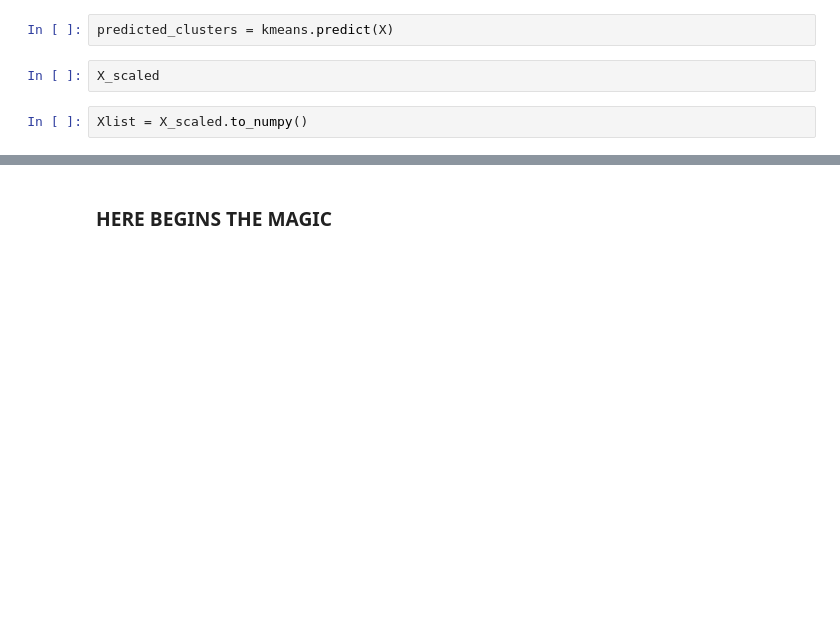
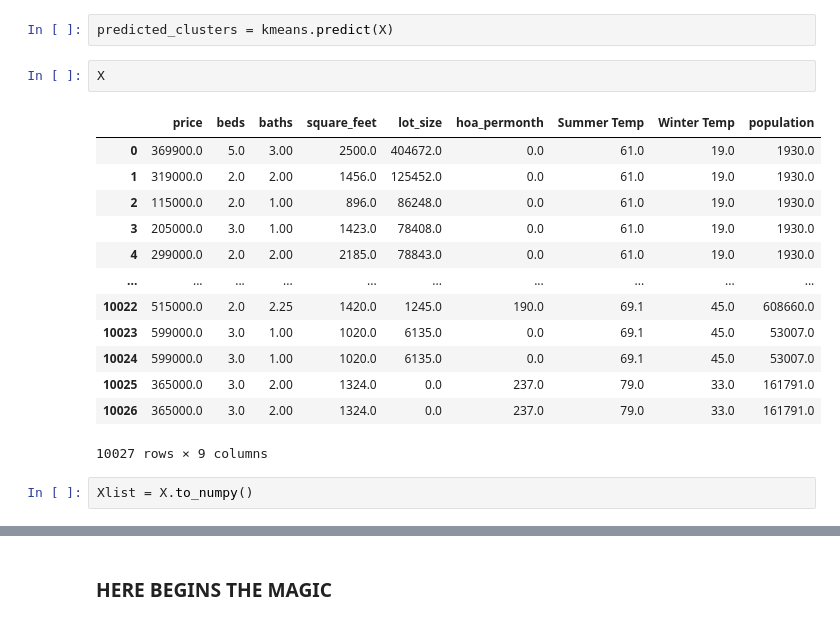
Before and after one commit to aaronrotman/house-finder, a Jupyter notebook: the_magic-cynthias-version-to-avoid-git-hell.ipynb, the cells around one changed output, grey strips where cells are left out. Cells and saved outputs as stored; diff of their text form; blank space fills up the shorter version.

```diff
--- a/the_magic-cynthias-version-to-avoid-git-hell.ipynb
+++ b/the_magic-cynthias-version-to-avoid-git-hell.ipynb
@@ -97,8 +103,22 @@ ValueError: Input contains NaN, infinity or a value too large for dtype('float64
 # %%
 predicted_clusters = kmeans.predict(X)
-# %%
-X_scaled
+# %%
+X
+# %% [output]
+|  | price | beds | baths | square_feet | lot_size | hoa_permonth | Summer Temp | Winter Temp | population |
+| 0 | 369900.0 | 5.0 | 3.00 | 2500.0 | 404672.0 | 0.0 | 61.0 | 19.0 | 1930.0 |
+| 1 | 319000.0 | 2.0 | 2.00 | 1456.0 | 125452.0 | 0.0 | 61.0 | 19.0 | 1930.0 |
+| 2 | 115000.0 | 2.0 | 1.00 | 896.0 | 86248.0 | 0.0 | 61.0 | 19.0 | 1930.0 |
+| 3 | 205000.0 | 3.0 | 1.00 | 1423.0 | 78408.0 | 0.0 | 61.0 | 19.0 | 1930.0 |
+| 4 | 299000.0 | 2.0 | 2.00 | 2185.0 | 78843.0 | 0.0 | 61.0 | 19.0 | 1930.0 |
+| ... | ... | ... | ... | ... | ... | ... | ... | ... | ... |
+| 10022 | 515000.0 | 2.0 | 2.25 | 1420.0 | 1245.0 | 190.0 | 69.1 | 45.0 | 608660.0 |
+| 10023 | 599000.0 | 3.0 | 1.00 | 1020.0 | 6135.0 | 0.0 | 69.1 | 45.0 | 53007.0 |
+| 10024 | 599000.0 | 3.0 | 1.00 | 1020.0 | 6135.0 | 0.0 | 69.1 | 45.0 | 53007.0 |
+| 10025 | 365000.0 | 3.0 | 2.00 | 1324.0 | 0.0 | 237.0 | 79.0 | 33.0 | 161791.0 |
+| 10026 | 365000.0 | 3.0 | 2.00 | 1324.0 | 0.0 | 237.0 | 79.0 | 33.0 | 161791.0 |
+10027 rows × 9 columns
 # %%
-Xlist = X_scaled.to_numpy()
+Xlist = X.to_numpy()
 # %%
 Xlist
```
Also changed, not shown: parts of 21 cells of this notebook, 4 other files.
